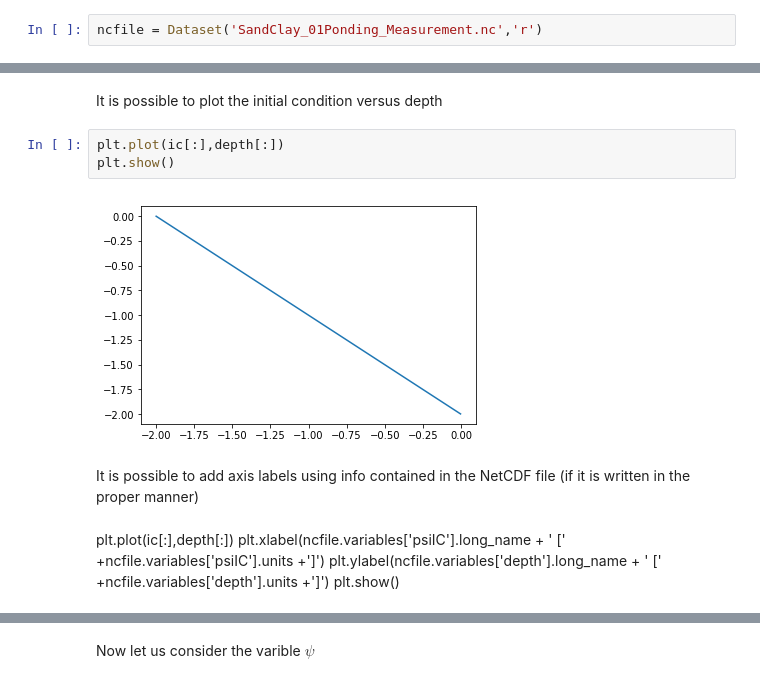
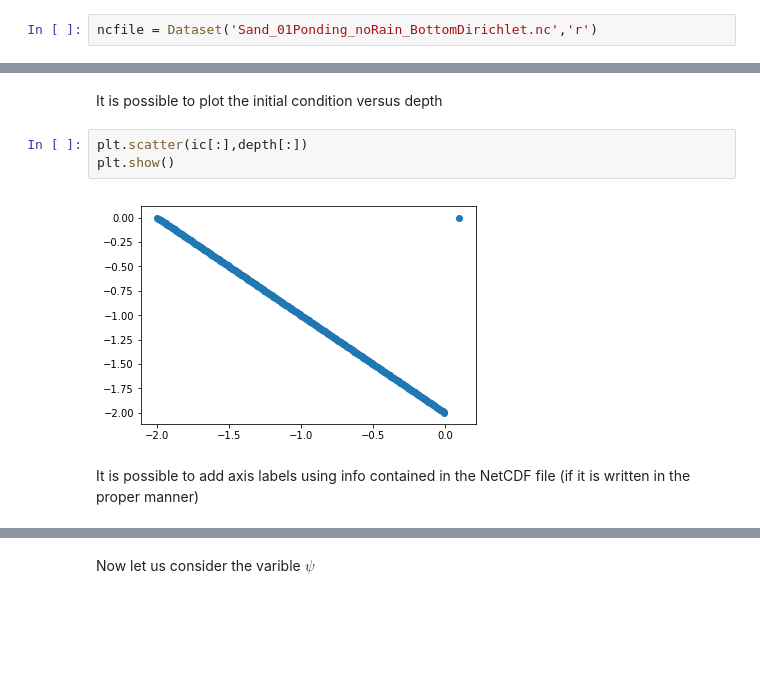
Before and after one commit to GEOframeOMSProjects/OMS_Project_Richards1D, a Jupyter notebook: Jupyter_Notebook/How_to_Read_NetCDF.ipynb, the cells around one changed output, grey strips where cells are left out. Drawn from its saved outputs; the diff is of its cells as text; blank space fills up the shorter version.

```diff
--- a/Jupyter_Notebook/How_to_Read_NetCDF.ipynb
+++ b/Jupyter_Notebook/How_to_Read_NetCDF.ipynb
@@ -23,7 +27,7 @@ os.listdir()
 # %% [markdown]
 Create an object of type NetCDF using the function _Dataset_
 # %%
-ncfile = Dataset('SandClay_01Ponding_Measurement.nc','r')
+ncfile = Dataset('Sand_01Ponding_noRain_BottomDirichlet.nc','r')
 # %% [markdown]
 It is possible to read file info simply running _print(ncfile)_
 # %%
@@ -120,14 +119,9 @@ filling off
 # %% [markdown]
 It is possible to plot the initial condition versus depth
 # %%
-plt.plot(ic[:],depth[:])
+plt.scatter(ic[:],depth[:])
 plt.show()
 # %% [output]
-[figure, old version]
+[figure, new version]
 # %% [markdown]
 It is possible to add axis labels using info contained in the NetCDF file (if it is written in the proper manner)
-# %% [markdown]
-plt.plot(ic[:],depth[:])
-plt.xlabel(ncfile.variables['psiIC'].long_name + '  [' +ncfile.variables['psiIC'].units +']')
-plt.ylabel(ncfile.variables['depth'].long_name + '  [' +ncfile.variables['depth'].units +']')
-plt.show()
```
Also changed, not shown: parts of 8 cells of this notebook, 3 other files.
